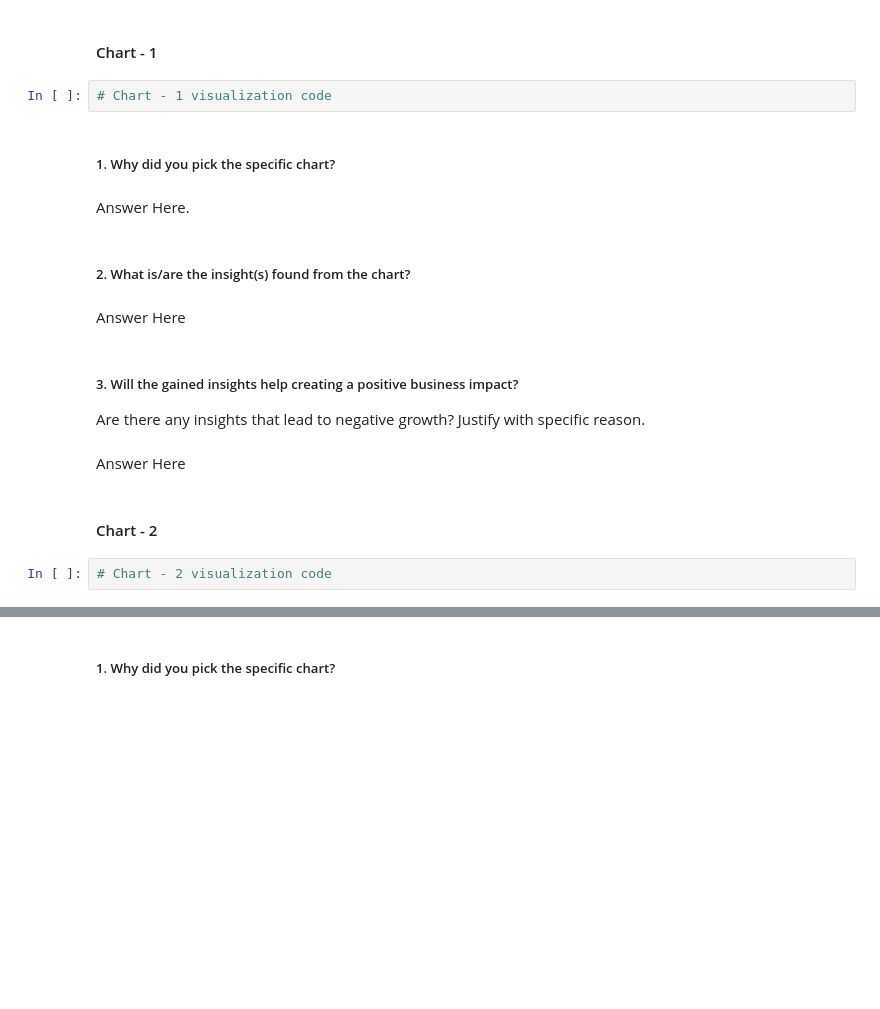
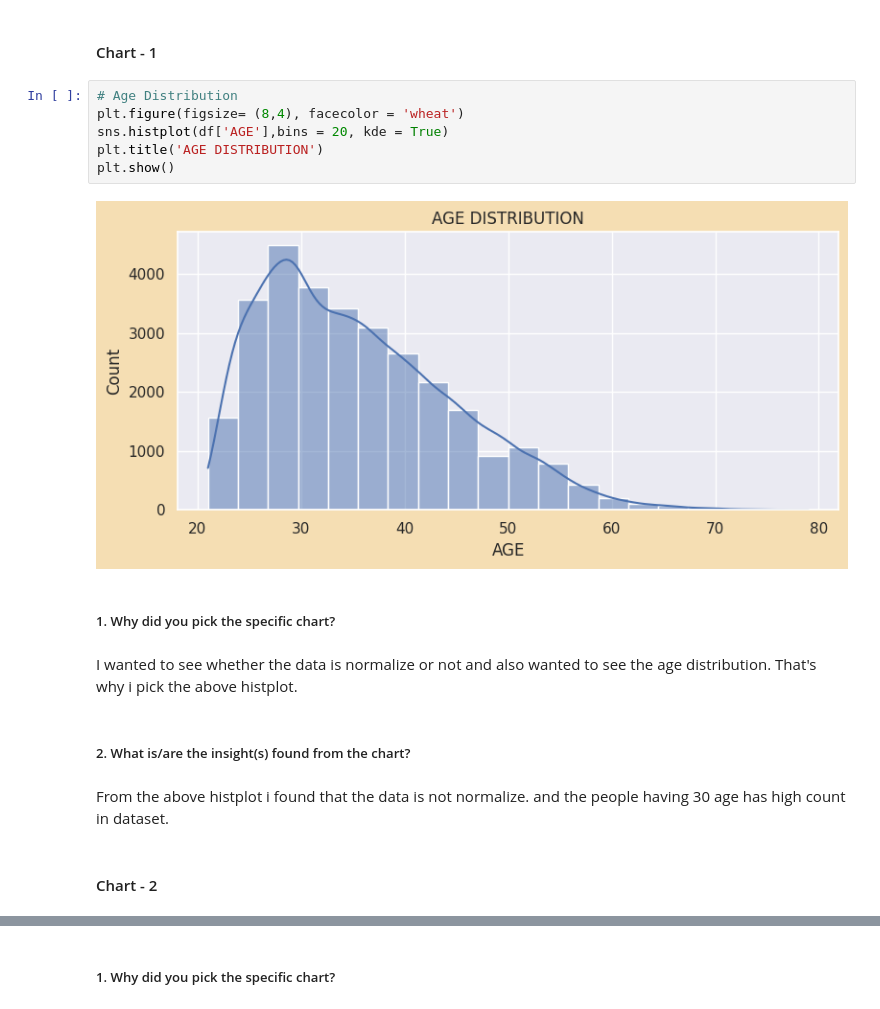
Before and after one commit to hmarathe420/Credit_Card_Default_Prediction, a Jupyter notebook: Credit_Card_Default_Prediction.ipynb, the cells around one changed output, grey strips where cells are left out. Cells and saved outputs as stored; diff of their text form; blank space fills up the shorter version.

Commit message:
Understanding variable --Data Wrangling - Data visualization --- Age,sex and education Distribution.

```diff
--- a/Credit_Card_Default_Prediction.ipynb
+++ b/Credit_Card_Default_Prediction.ipynb
@@ -338,22 +351,21 @@ Above i have deleted the index column. and rename the repayment_status column, b
 ### Exploratory Data Analysis
 # %% [markdown]
 #### Chart - 1
-# %%
-# Chart - 1 visualization code
+# %%
+# Age Distribution
+plt.figure(figsize= (8,4), facecolor = 'wheat')
+sns.histplot(df['AGE'],bins = 20, kde = True)
+plt.title('AGE DISTRIBUTION')
+plt.show()
+# %% [output]
+[figure, added]
 # %% [markdown]
 ##### 1. Why did you pick the specific chart?
-# %% [markdown]
-Answer Here.
+# %% [markdown]
+I wanted to see whether the data is normalize or not and also wanted to see the age distribution. That's why i pick the above histplot.
 # %% [markdown]
 ##### 2. What is/are the insight(s) found from the chart?
-# %% [markdown]
-Answer Here
-# %% [markdown]
-##### 3. Will the gained insights help creating a positive business impact?
-Are there any insights that lead to negative growth? Justify with specific reason.
-# %% [markdown]
-Answer Here
+# %% [markdown]
+From the above histplot i found that the data is not normalize. and the people having 30 age has high count in dataset.
 # %% [markdown]
 #### Chart - 2
-# %%
-# Chart - 2 visualization code
```
Also changed, not shown: parts of 25 cells of this notebook.
